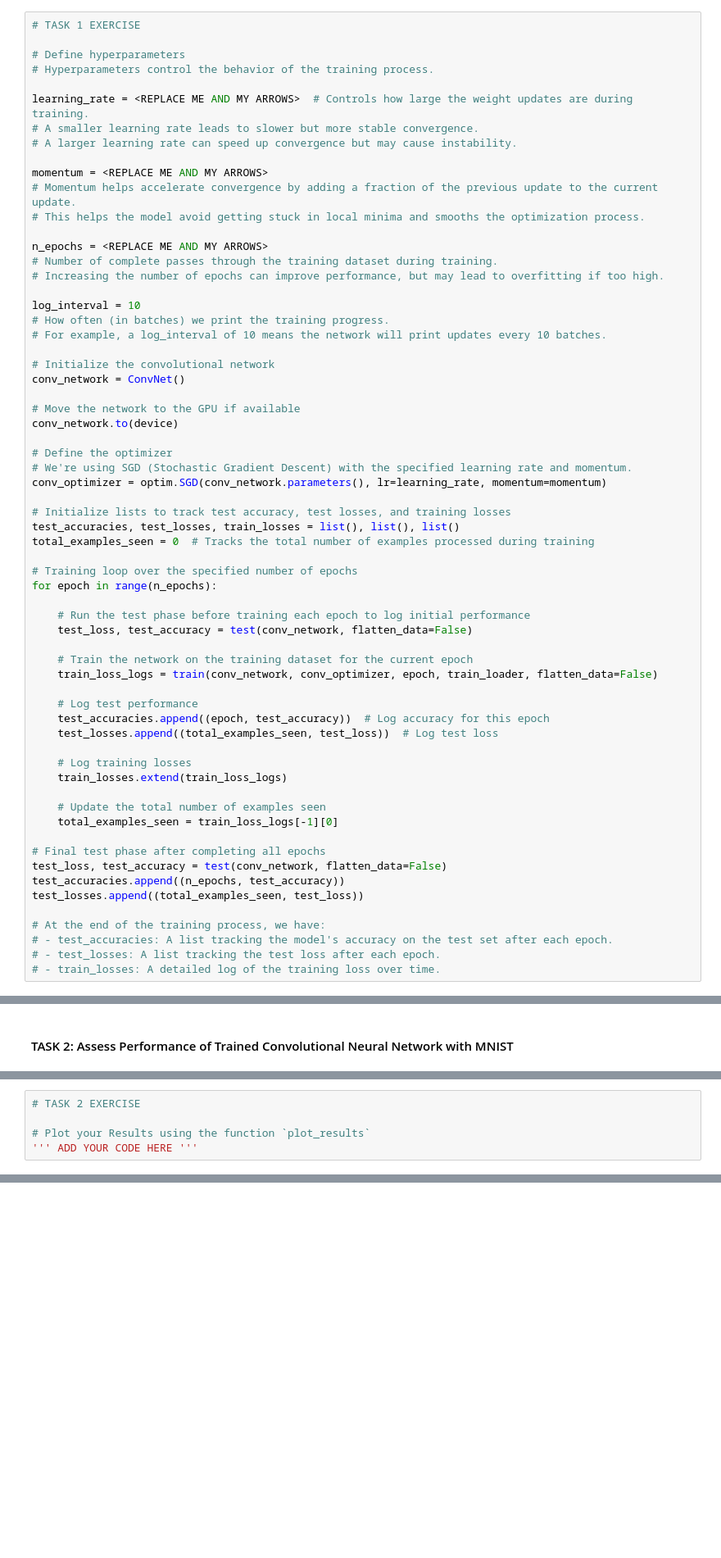
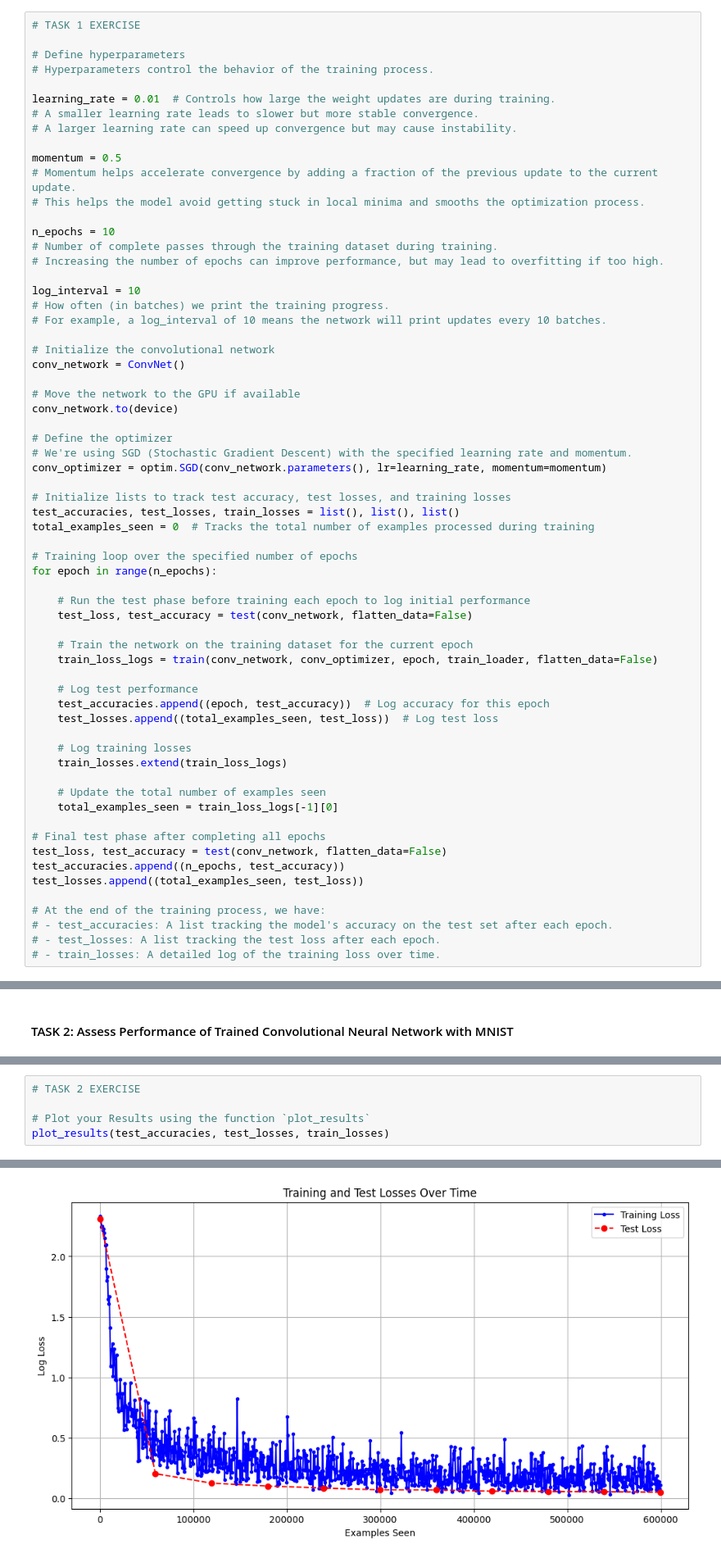
Before and after one commit to bmontoyag/UTEC_MISTI_2026, a Jupyter notebook: 2025mistiperu_cnns_inherentfeatureengineering_exercises.ipynb, the cells around one changed output, grey strips where cells are left out. Shown at 82% size. Saved outputs shown, nothing was run; the diff lists cells and outputs as text; blank space fills up the shorter version.

```diff
--- a/2025mistiperu_cnns_inherentfeatureengineering_exercises.ipynb
+++ b/2025mistiperu_cnns_inherentfeatureengineering_exercises.ipynb
@@ -387,15 +387,15 @@ Tasks:
 # Define hyperparameters
 # Hyperparameters control the behavior of the training process.
 
-learning_rate = <REPLACE ME AND MY ARROWS>  # Controls how large the weight updates are during training.
+learning_rate = 0.01  # Controls how large the weight updates are during training.
 # A smaller learning rate leads to slower but more stable convergence.
 # A larger learning rate can speed up convergence but may cause instability.
 
-momentum = <REPLACE ME AND MY ARROWS>
+momentum = 0.5
 # Momentum helps accelerate convergence by adding a fraction of the previous update to the current update.
 # This helps the model avoid getting stuck in local minima and smooths the optimization process.
 
-n_epochs = <REPLACE ME AND MY ARROWS>
+n_epochs = 10
 # Number of complete passes through the training dataset during training.
 # Increasing the number of epochs can improve performance, but may lead to overfitting if too high.
 
@@ -506,5 +522,5 @@ def plot_results(test_accuracies, test_losses, train_losses):
 # TASK 2 EXERCISE
 
 # Plot your Results using the function `plot_results`
-''' ADD YOUR CODE HERE '''
+plot_results(test_accuracies, test_losses, train_losses)
 # %% [output]
@@ -511,0 +527 @@ def plot_results(test_accuracies, test_losses, train_losses):
+[figure, added]
```
Also changed, not shown: parts of 6 cells of this notebook.
